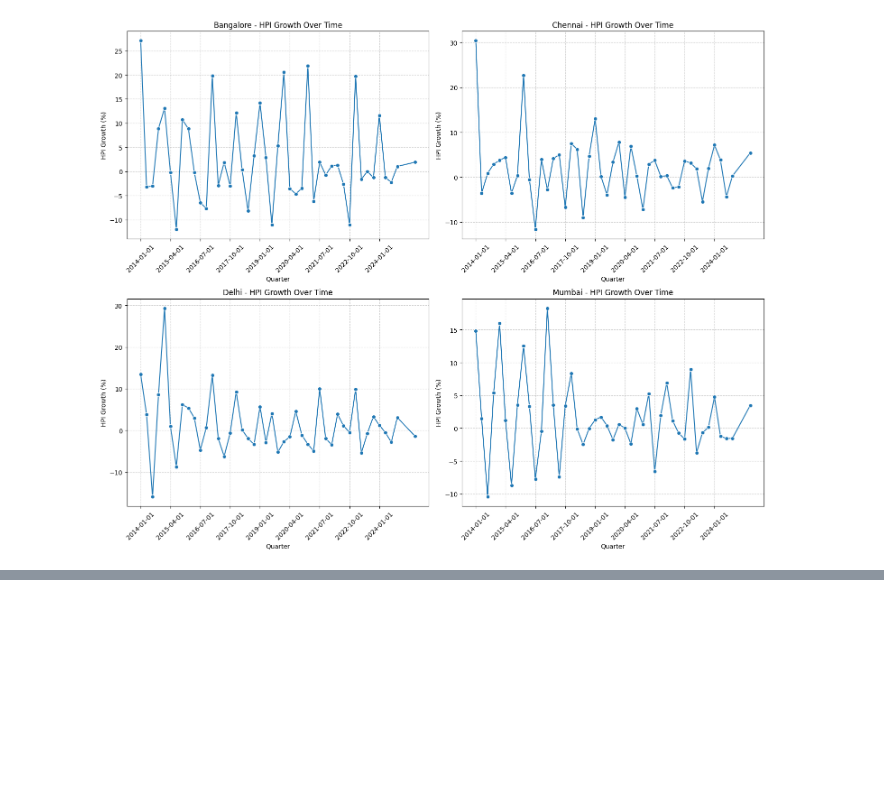
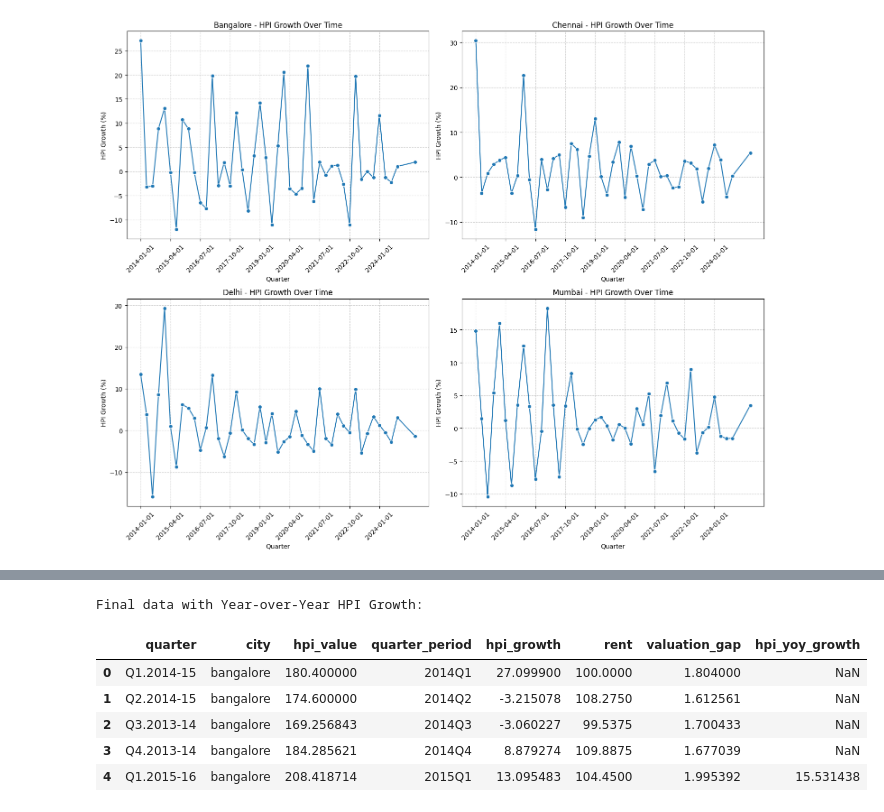
Before and after one commit to smonodeep/DynamicValuationGovernance, a Jupyter notebook: 0.Data_Prep_CityWise.ipynb, the cells around one changed output, grey strips where cells are left out. Saved outputs shown, nothing was run; the diff lists cells and outputs as text; code cells hidden in the pictures; blank space fills up the shorter version.

```diff
--- a/0.Data_Prep_CityWise.ipynb
+++ b/0.Data_Prep_CityWise.ipynb
@@ -396,0 +510,16 @@ else:
+# %%
+if not df_final.empty:
+    # Calculate Year-over-Year HPI growth
+    df_final['hpi_yoy_growth'] = df_final.groupby('city')['hpi_value'].pct_change(periods=4) * 100
+    print("\nFinal data with Year-over-Year HPI Growth:")
+    display(df_final.head())
+else:
+    print("df_final is empty, skipping Year-over-Year HPI growth calculation.")
+# %% [output]
+Final data with Year-over-Year HPI Growth:
+|  | quarter | city | hpi_value | quarter_period | hpi_growth | rent | valuation_gap | hpi_yoy_growth |
+| 0 | Q1.2014-15 | bangalore | 180.400000 | 2014Q1 | 27.099900 | 100.0000 | 1.804000 | NaN |
+| 1 | Q2.2014-15 | bangalore | 174.600000 | 2014Q2 | -3.215078 | 108.2750 | 1.612561 | NaN |
+| 2 | Q3.2013-14 | bangalore | 169.256843 | 2014Q3 | -3.060227 | 99.5375 | 1.700433 | NaN |
+| 3 | Q4.2013-14 | bangalore | 184.285621 | 2014Q4 | 8.879274 | 109.8875 | 1.677039 | NaN |
+| 4 | Q1.2015-16 | bangalore | 208.418714 | 2015Q1 | 13.095483 | 104.4500 | 1.995392 | 15.531438 |
```
Also changed, not shown: parts of 8 cells of this notebook.
